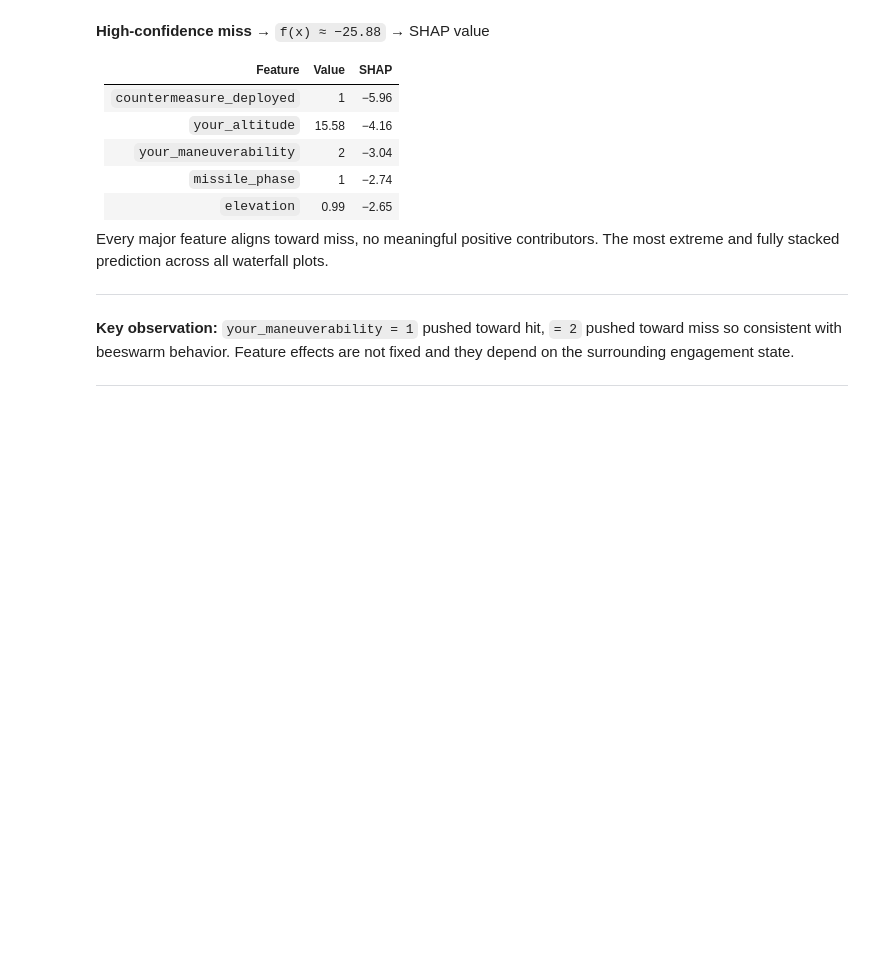
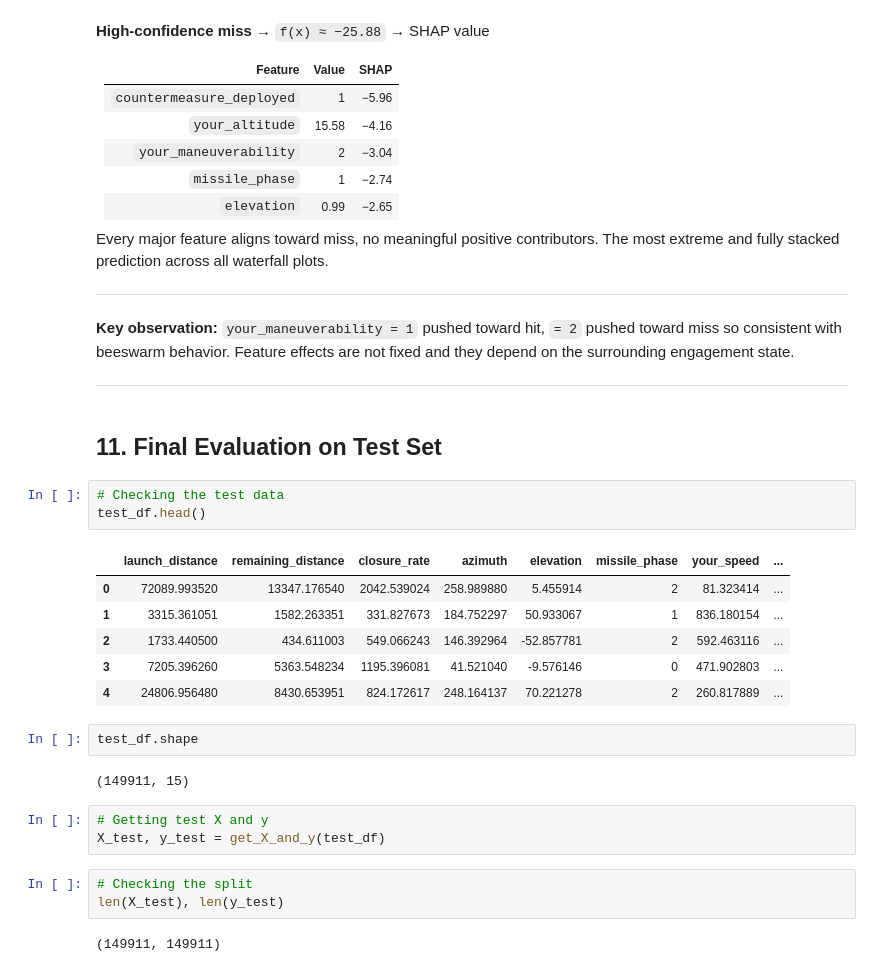
Before and after one commit to Eakempreet/ATAS_Project, a Jupyter notebook: notebooks/03_hit_classifier/03_hit_classifier.ipynb, the cells around one changed output. Saved outputs shown, nothing was run; the diff lists cells and outputs as text; blank space fills up the shorter version.

Commit message:
Trained the final model and elvaluated on test data

```diff
--- a/notebooks/03_hit_classifier/03_hit_classifier.ipynb
+++ b/notebooks/03_hit_classifier/03_hit_classifier.ipynb
@@ -1578,3 +1585,27 @@ Every major feature aligns toward miss, no meaningful positive contributors. The
 **Key observation:** `your_maneuverability = 1` pushed toward hit, `= 2` pushed toward miss so consistent with beeswarm behavior. Feature effects are not fixed and they depend on the surrounding engagement state.
 
 ---
+# %% [markdown]
+## **11. Final Evaluation on Test Set**
+# %%
+# Checking the test data
+test_df.head()
+# %% [output]
+|  | launch_distance | remaining_distance | closure_rate | azimuth | elevation | missile_phase | your_speed | ... |
+| 0 | 72089.993520 | 13347.176540 | 2042.539024 | 258.989880 | 5.455914 | 2 | 81.323414 | ... |
+| 1 | 3315.361051 | 1582.263351 | 331.827673 | 184.752297 | 50.933067 | 1 | 836.180154 | ... |
+| 2 | 1733.440500 | 434.611003 | 549.066243 | 146.392964 | -52.857781 | 2 | 592.463116 | ... |
+| 3 | 7205.396260 | 5363.548234 | 1195.396081 | 41.521040 | -9.576146 | 0 | 471.902803 | ... |
+| 4 | 24806.956480 | 8430.653951 | 824.172617 | 248.164137 | 70.221278 | 2 | 260.817889 | ... |
+# %%
+test_df.shape
+# %% [output]
+(149911, 15)
+# %%
+# Getting test X and y
+X_test, y_test = get_X_and_y(test_df)
+# %%
+# Checking the split
+len(X_test), len(y_test)
+# %% [output]
+(149911, 149911)
```
Also changed, not shown: parts of 6 cells of this notebook.
